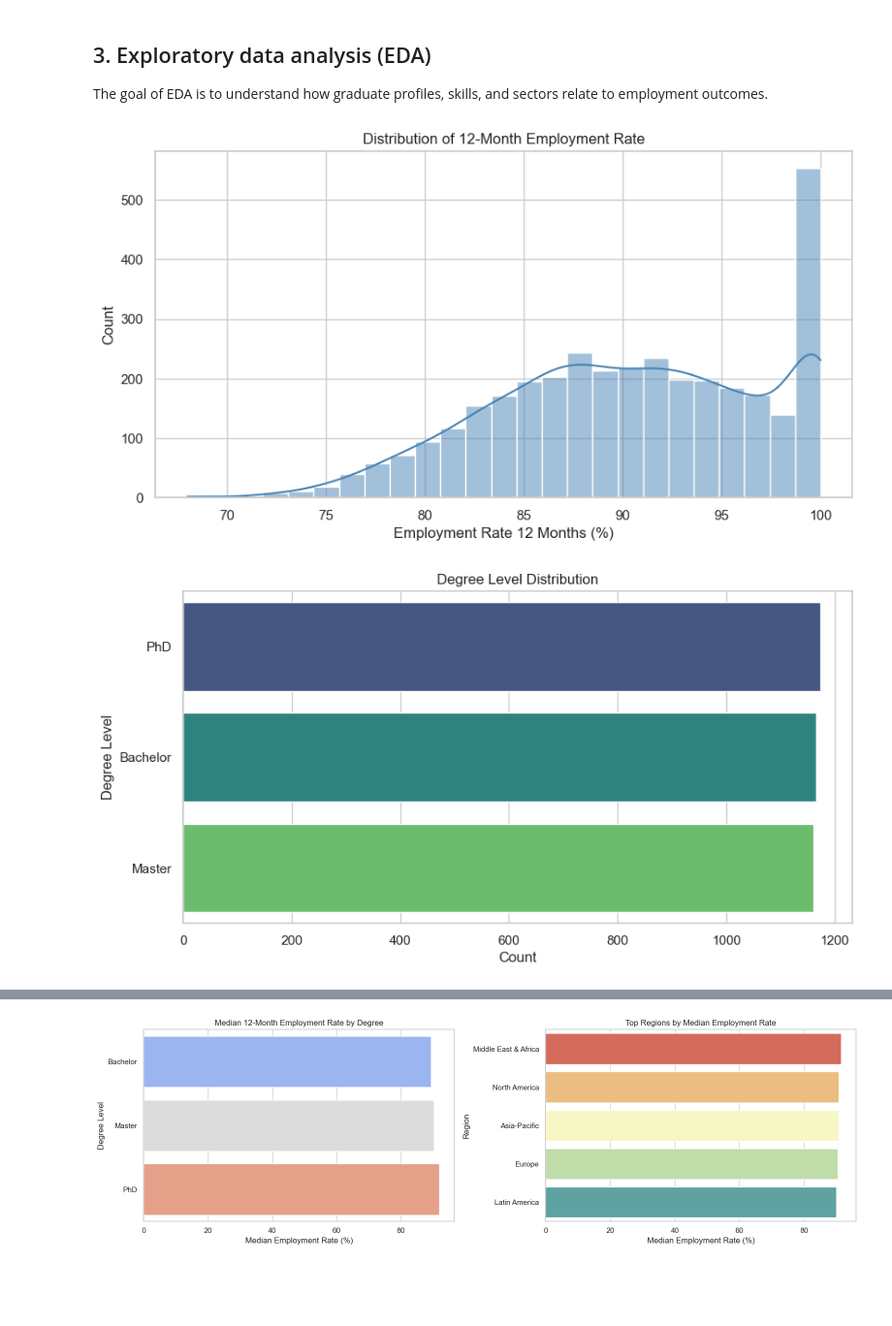
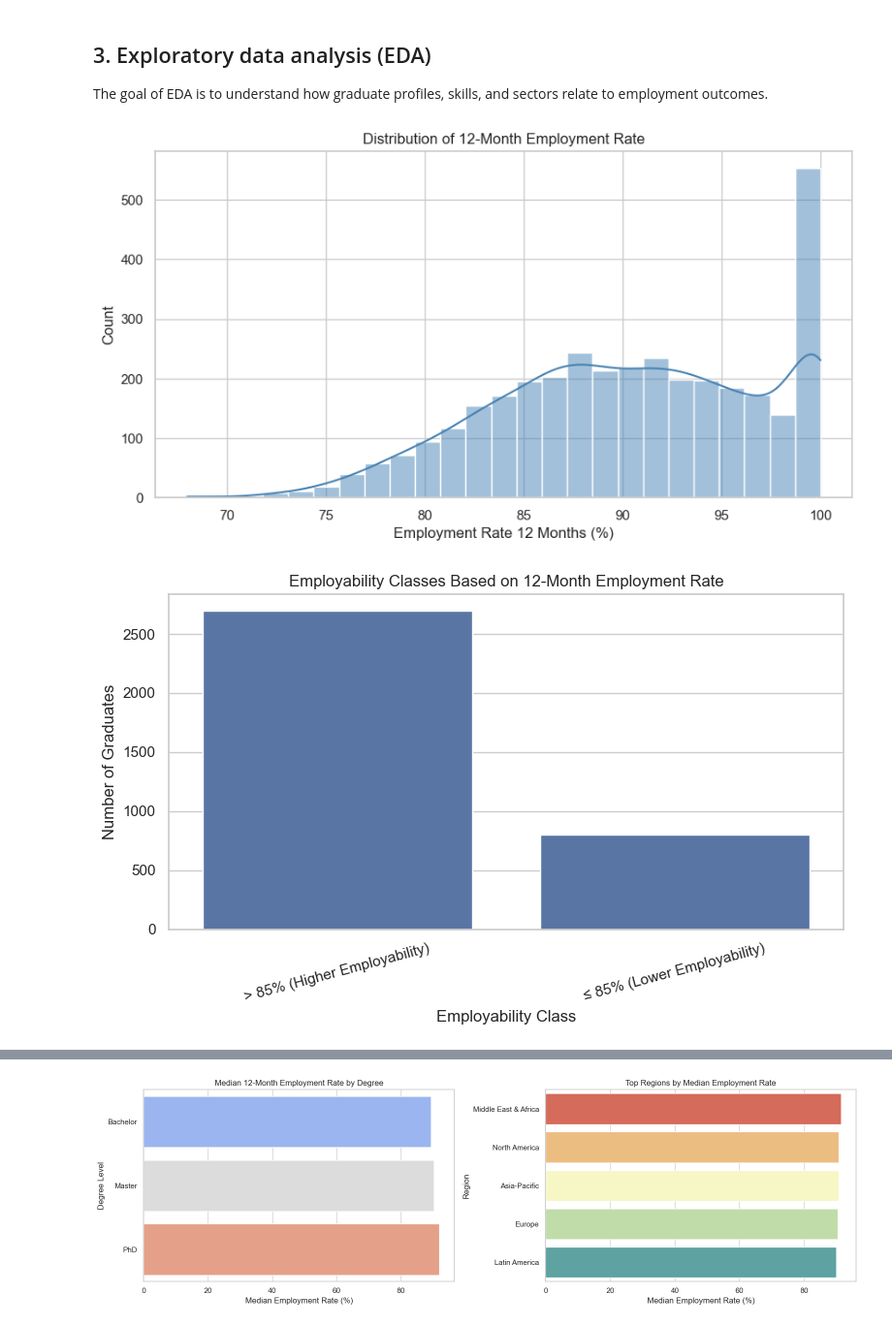
Before and after one commit to stephenkinuthia-cell/Youth-Employability, a Jupyter notebook: cleaned_employability_analysis.ipynb, the cells around one changed output, grey strips where cells are left out. Shown at 97% size. Drawn from its saved outputs; the diff is of its cells as text; code cells hidden in the pictures; blank space fills up the shorter version.

```diff
--- a/employability-ai-system/notebooks/cleaned_employability_analysis.ipynb
+++ b/cleaned_employability_analysis.ipynb
@@ -168,25 +168,49 @@ The goal of EDA is to understand how graduate profiles, skills, and sectors rela
 # %%
 plt.figure(figsize=(10, 5))
 sns.histplot(clean_df['Employment_Rate_12_Months (%)'], bins=25, kde=True, color='steelblue')
 plt.title('Distribution of 12-Month Employment Rate')
 plt.xlabel('Employment Rate 12 Months (%)')
 plt.ylabel('Count')
+plt.show()
+
+# Create binary class
+clean_df['Employability_Class'] = clean_df['Employment_Rate_12_Months (%)'].apply(
+    lambda x: 0 if x <= 85 else 1
+)
+
+# Optional: label for readability
+clean_df['Employability_Label'] = clean_df['Employability_Class'].map({
+    0: '≤ 85% (Lower Employability)',
+    1: '> 85% (Higher Employability)'
+})
+
+# Plot
+plt.figure(figsize=(8, 5))
+sns.countplot(
+    data=clean_df,
+    x='Employability_Label'
+)
+plt.title('Employability Classes Based on 12-Month Employment Rate')
+plt.xlabel('Employability Class')
+plt.ylabel('Number of Graduates')
+plt.xticks(rotation=15)
+plt.tight_layout()
 plt.show()
 
 plt.figure(figsize=(10, 5))
 sns.countplot(data=clean_df, y='Degree_Level', order=clean_df['Degree_Level'].value_counts().index, palette='viridis')
 plt.title('Degree Level Distribution')
 plt.xlabel('Count')
 plt.ylabel('Degree Level')
 plt.show()
 
 plt.figure(figsize=(12, 6))
 top_fields = clean_df['Field_of_Study'].value_counts().nlargest(8).index
 sns.countplot(data=clean_df[clean_df['Field_of_Study'].isin(top_fields)], y='Field_of_Study', order=top_fields, palette='magma')
 plt.title('Top Fields of Study')
 plt.xlabel('Count')
 plt.ylabel('Field of Study')
 plt.show()
 # %% [output]
 [figure]
-[figure, old version]
+[figure, new version]
```
Also changed, not shown: parts of 2 cells of this notebook, 22 other files.
